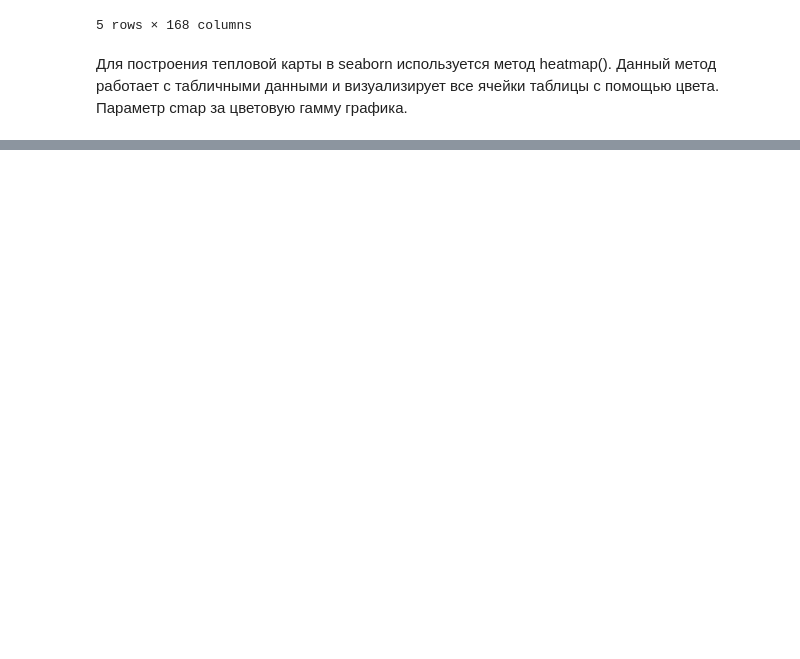
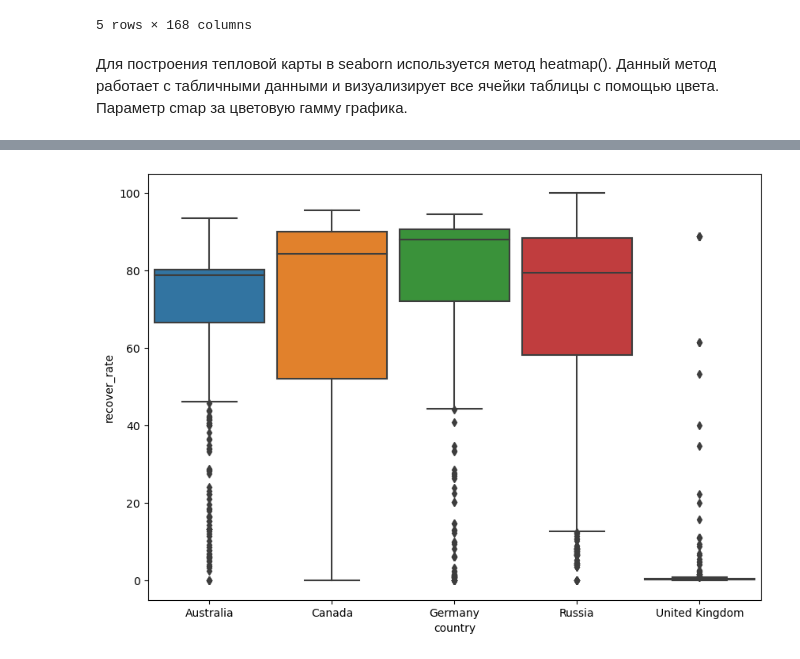
Before and after one commit to Alla-Kr/Alladata, a Jupyter notebook: SkillFactory/PY-13. Визуализация/Visualization_Seaborn.ipynb, the cells around one changed output, grey strips where cells are left out. Cells and saved outputs as stored; diff of their text form; code cells hidden in the pictures; blank space fills up the shorter version.

```diff
--- a/SkillFactory/PY-13. Визуализация/Visualization_Seaborn.ipynb
+++ b/SkillFactory/PY-13. Визуализация/Visualization_Seaborn.ipynb
@@ -170,0 +192,14 @@ heatmap.set_title('Тепловая карта вакцинации', fontsize=1
+# %%
+# Задание 6.5
+# 1 point possible (graded)
+# Постройте коробчатую диаграмму для признака recover_rate (отношение выздоровлений к числу зафиксированных случаев заболевания в процентах).
+fig = plt.figure(figsize=(10, 7))
+boxplot = sns.boxplot(
+    data=croped_covid_df,
+    x='country',
+    y='recover_rate',
+    orient='v',
+    width=0.9
+)
+# %% [output]
+[figure, added]
```
Also changed, not shown: parts of 5 cells of this notebook.
